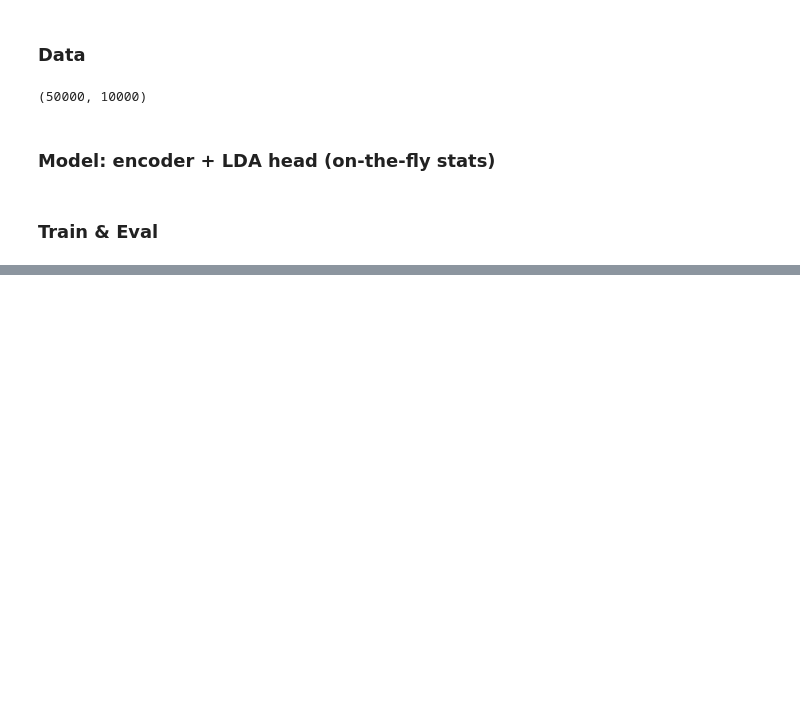
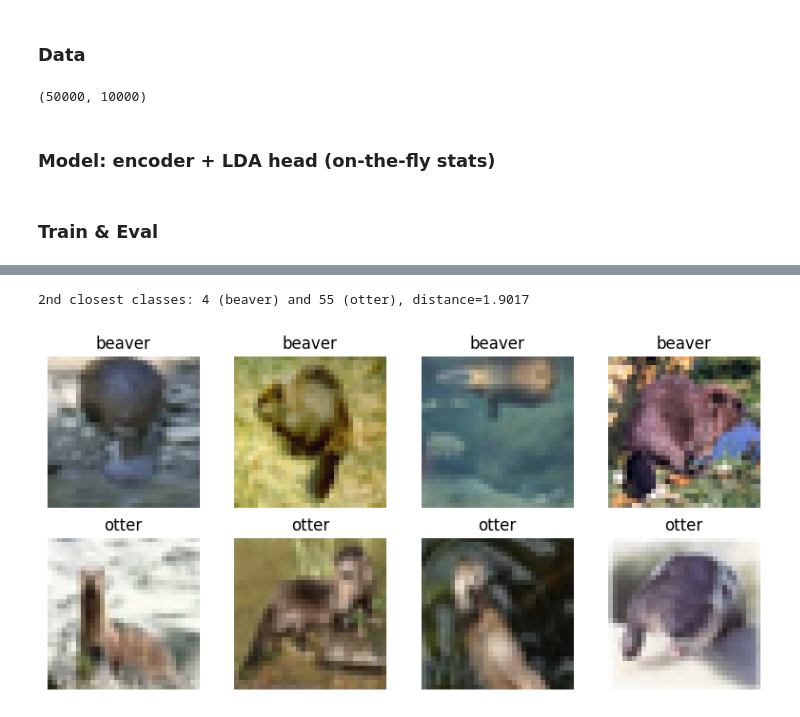
Before and after one commit to zh3nis/lda, a Jupyter notebook: CIFAR100.ipynb, the cells around one changed output, grey strips where cells are left out. Drawn from its saved outputs; the diff is of its cells as text; code cells hidden in the pictures; blank space fills up the shorter version.

```diff
--- a/CIFAR100.ipynb
+++ b/CIFAR100.ipynb
@@ -129,0 +193,37 @@ for epoch in range(1, 41):
+# %%
+# Show examples from the 2nd closest pair of classes
+# Assumes class_means computed above
+with torch.no_grad():
+    dist_mat = torch.cdist(class_means, class_means)
+    dist_mat.fill_diagonal_(float('inf'))
+    i_idx, j_idx = torch.triu_indices(dist_mat.size(0), dist_mat.size(1), offset=1)
+    pair_dists = dist_mat[i_idx, j_idx]
+    if pair_dists.numel() < 2:
+        raise RuntimeError('Need at least two class pairs to find the 2nd closest pair.')
+    sorted_vals, sorted_idx = torch.sort(pair_dists)
+    second_idx = sorted_idx[1].item()
+    cls_a = i_idx[second_idx].item()
+    cls_b = j_idx[second_idx].item()
+    pair_dist = sorted_vals[1].item()
+
+cls_names = train_ds.classes
+print(f"2nd closest classes: {cls_a} ({cls_names[cls_a]}) and {cls_b} ({cls_names[cls_b]}), distance={pair_dist:.4f}")
+
+n_per_class = 4
+indices_a = [i for i, t in enumerate(train_ds.targets) if t == cls_a][:n_per_class]
+indices_b = [i for i, t in enumerate(train_ds.targets) if t == cls_b][:n_per_class]
+
+fig, axes = plt.subplots(2, n_per_class, figsize=(2 * n_per_class, 4))
+for j, idx in enumerate(indices_a):
+    axes[0, j].imshow(train_ds.data[idx])
+    axes[0, j].axis('off')
+    axes[0, j].set_title(f"{cls_names[cls_a]}")
+for j, idx in enumerate(indices_b):
+    axes[1, j].imshow(train_ds.data[idx])
+    axes[1, j].axis('off')
+    axes[1, j].set_title(f"{cls_names[cls_b]}")
+plt.tight_layout()
+plt.show()
+# %% [output]
+2nd closest classes: 4 (beaver) and 55 (otter), distance=1.9017
+[figure, added]
```
Also changed, not shown: parts of 10 cells of this notebook, 3 other files.
